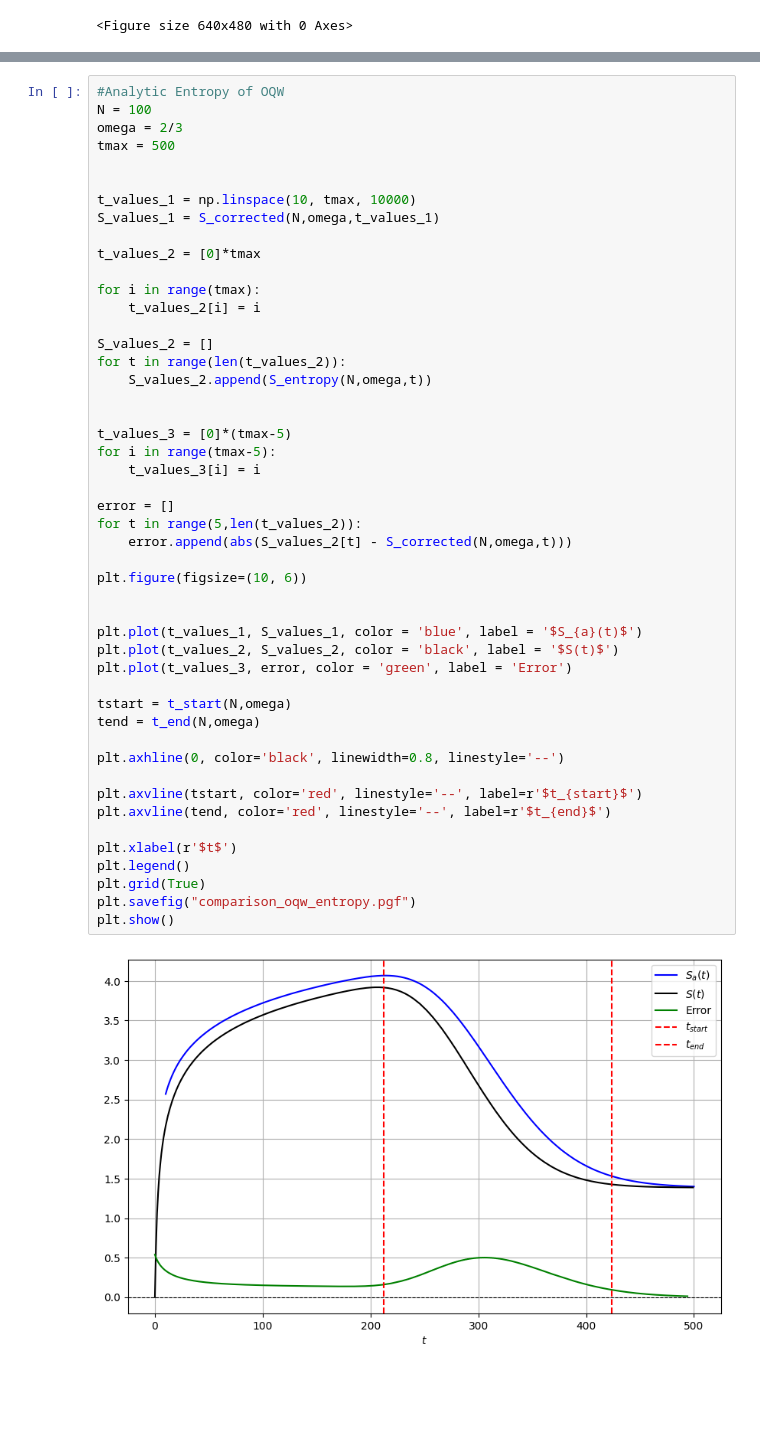
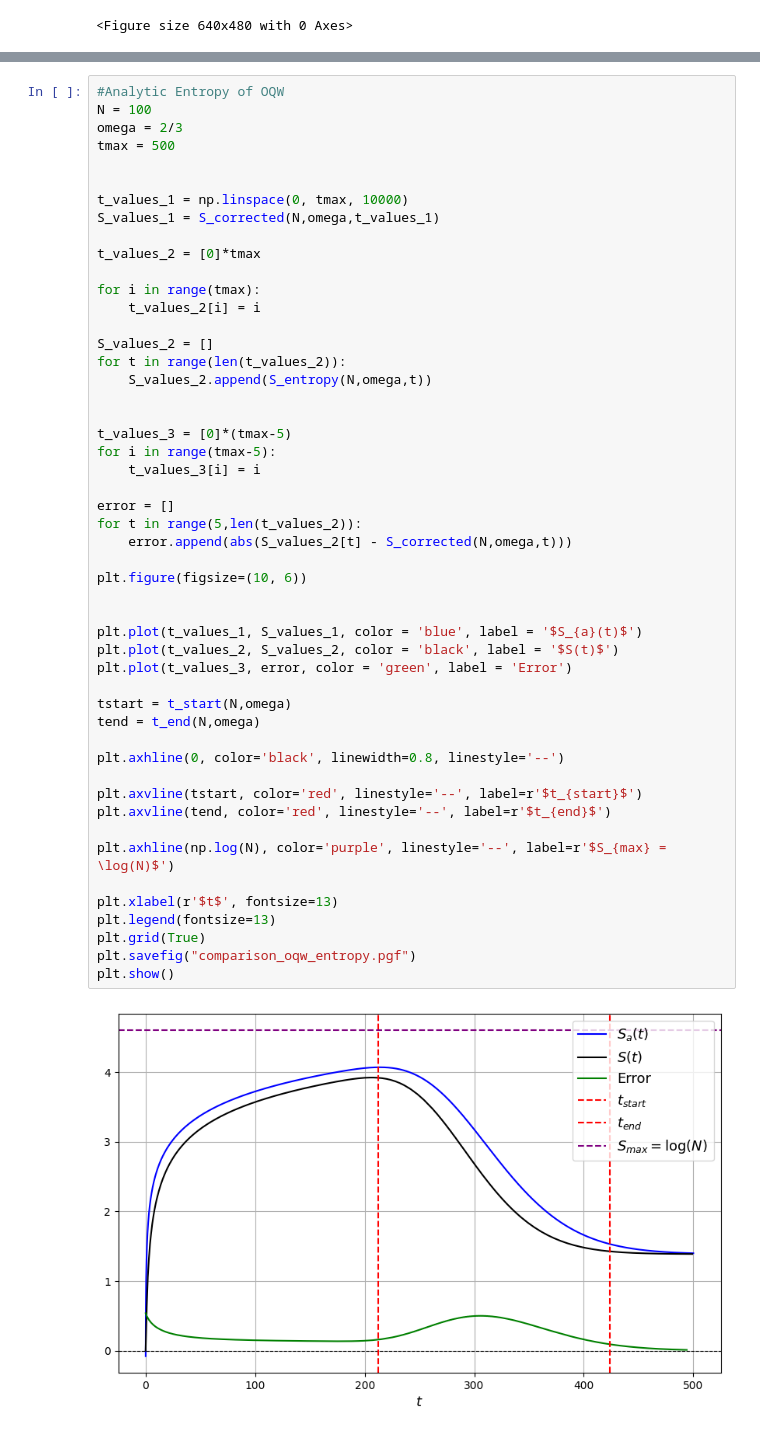
Before and after one commit to pedrolinckm/OQW-Thermodynamics, a Jupyter notebook: thermodynamics_oqw.ipynb, the cells around one changed output, grey strips where cells are left out. Drawn from its saved outputs; the diff is of its cells as text; blank space fills up the shorter version.

```diff
--- a/thermodynamics_oqw.ipynb
+++ b/thermodynamics_oqw.ipynb
@@ -308,7 +331,7 @@ omega = 2/3
 tmax = 500
 
 
-t_values_1 = np.linspace(10, tmax, 10000)
+t_values_1 = np.linspace(0, tmax, 10000)
 S_values_1 = S_corrected(N,omega,t_values_1)
 
 t_values_2 = [0]*tmax
@@ -321,33 +344,35 @@ for t in range(len(t_values_2)):
     S_values_2.append(S_entropy(N,omega,t))
 
 
 t_values_3 = [0]*(tmax-5)
 for i in range(tmax-5):
     t_values_3[i] = i
 
 error = []
 for t in range(5,len(t_values_2)):
     error.append(abs(S_values_2[t] - S_corrected(N,omega,t)))
 
 plt.figure(figsize=(10, 6))
 
 
 plt.plot(t_values_1, S_values_1, color = 'blue', label = '$S_{a}(t)$')
 plt.plot(t_values_2, S_values_2, color = 'black', label = '$S(t)$')
 plt.plot(t_values_3, error, color = 'green', label = 'Error')
 
 tstart = t_start(N,omega)
 tend = t_end(N,omega)
 
 plt.axhline(0, color='black', linewidth=0.8, linestyle='--')
 
 plt.axvline(tstart, color='red', linestyle='--', label=r'$t_{start}$')
 plt.axvline(tend, color='red', linestyle='--', label=r'$t_{end}$')
 
-plt.xlabel(r'$t$')
-plt.legend()
+plt.axhline(np.log(N), color='purple', linestyle='--', label=r'$S_{max} = \log(N)$')
+
+plt.xlabel(r'$t$', fontsize=13)
+plt.legend(fontsize=13)
 plt.grid(True)
 plt.savefig("comparison_oqw_entropy.pgf")
 plt.show()
 # %% [output]
-[figure, old version]
+[figure, new version]
```
Also changed, not shown: parts of 9 cells of this notebook, 7 other files.
